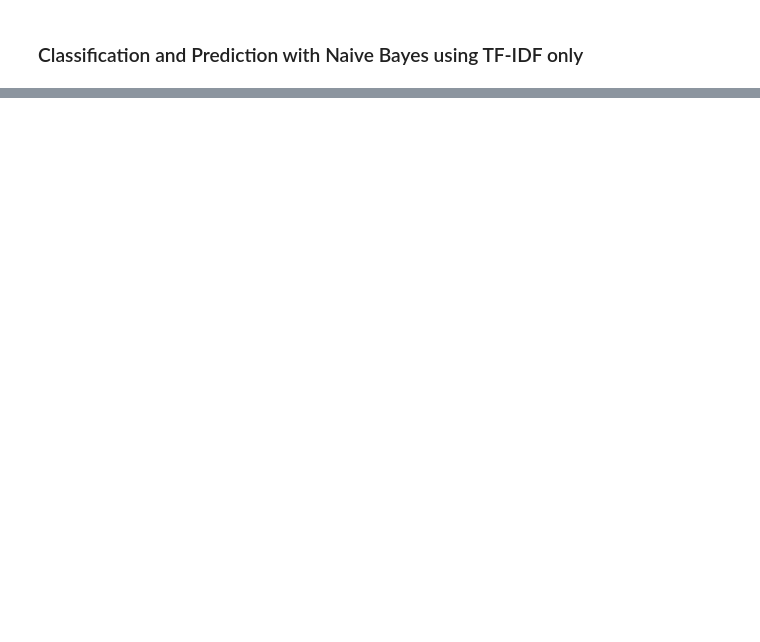
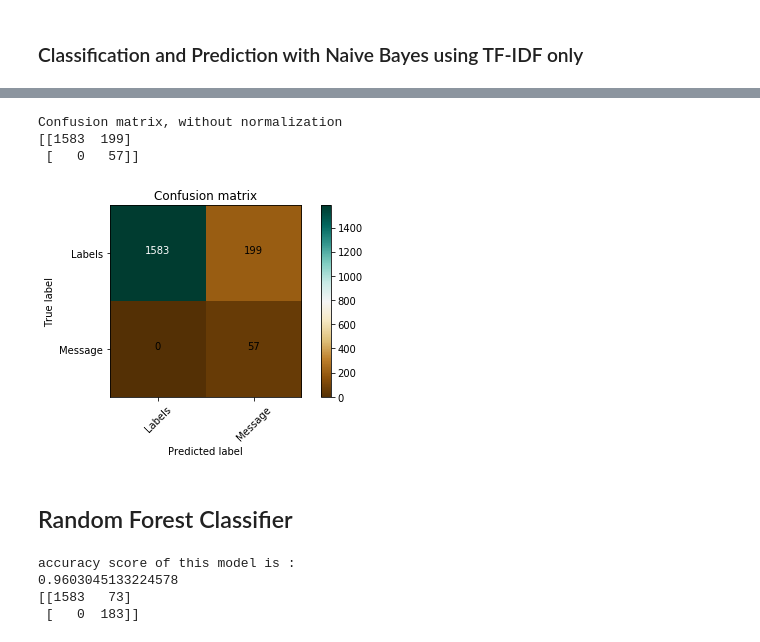
Before and after one commit to aadityachapagain/EDA_LFT, a Jupyter notebook: Spam_or_ham.ipynb, the cells around one changed output, grey strips where cells are left out. Saved outputs shown, nothing was run; the diff lists cells and outputs as text; code cells hidden in the pictures; blank space fills up the shorter version.

```diff
--- a/Spam_or_ham.ipynb
+++ b/Spam_or_ham.ipynb
@@ -172,0 +240,7 @@ plot_confusion_matrix(confusion_matrix(Y_predict,Y_test), classes=['Labels','Mes
+# %%
+plot_confusion_matrix(confusion_matrix(Y_predict,Y_test), classes=['Labels','Message'], normalize=False, title='Confusion matrix', cmap=plt.cm.BrBG)
+# %% [output]
+Confusion matrix, without normalization
+[[1583  199]
+ [   0   57]]
+[figure, added]
@@ -172,0 +250,2 @@ plot_confusion_matrix(confusion_matrix(Y_predict,Y_test), classes=['Labels','Mes
+# %% [markdown]
+## Random Forest Classifier
@@ -172,0 +254,12 @@ plot_confusion_matrix(confusion_matrix(Y_predict,Y_test), classes=['Labels','Mes
+# %%
+RFC = RandomForestClassifier()
+RFC.fit(X_train,Y_train)
+Y_predict = RFC.predict(X_test)
+print('accuracy score of this model is :')
+print(accuracy_score(Y_predict,Y_test))
+print(confusion_matrix(Y_predict,Y_test))
+# %% [output]
+accuracy score of this model is :
+0.9603045133224578
+[[1583   73]
+ [   0  183]]
```
Also changed, not shown: parts of 29 cells of this notebook.
